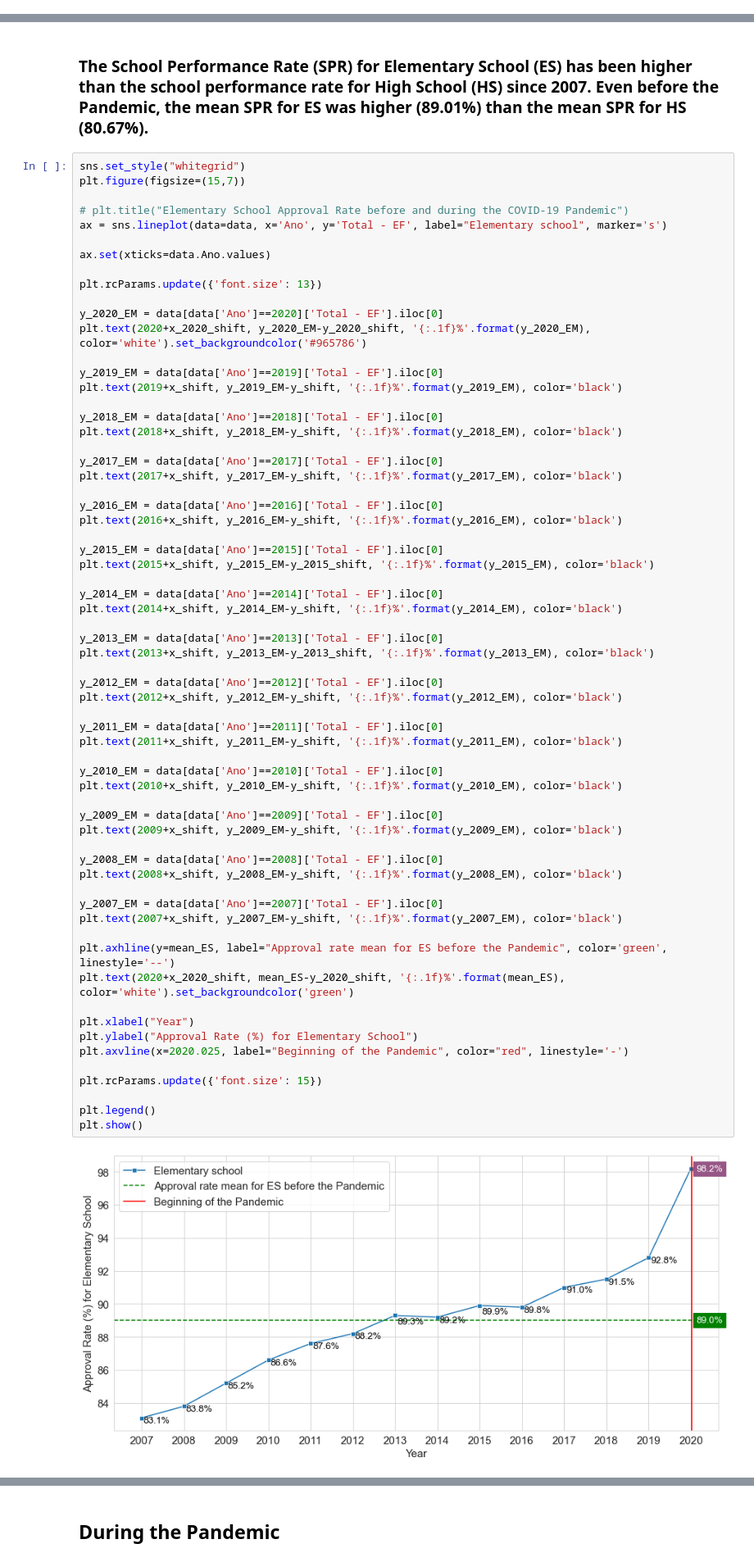
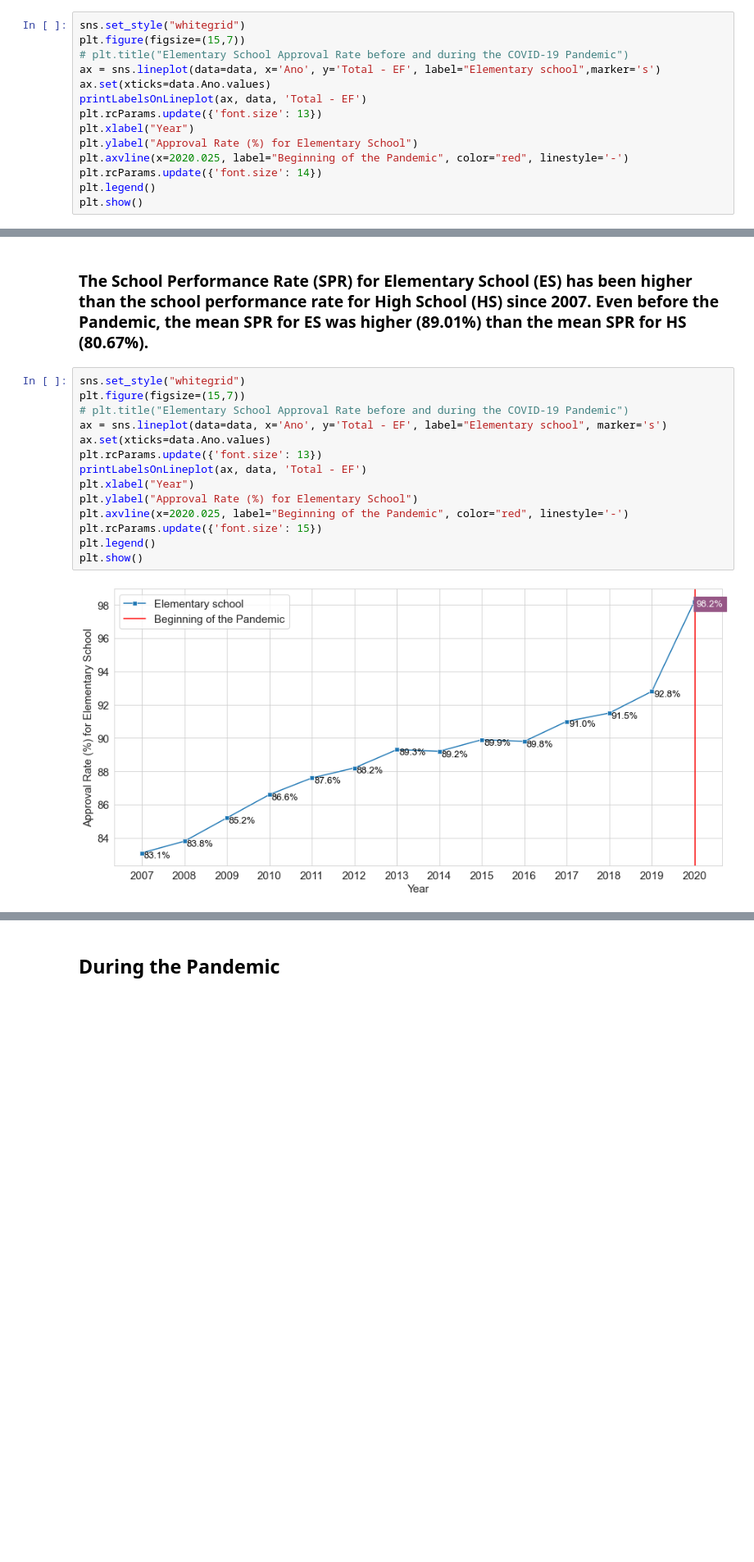
Before and after one commit to aianshay/covid-impacts-on-education, a Jupyter notebook: viz_rq1_rq2.ipynb, the cells around one changed output, grey strips where cells are left out. Shown: that part at 82% size. Drawn from its saved outputs; the diff is of its cells as text; blank space fills up the shorter version.

Commit message:
Refactoring: Creating functions to add the percentages for every plot

```diff
--- a/viz_rq1_rq2.ipynb
+++ b/viz_rq1_rq2.ipynb
@@ -108,0 +120,14 @@ y_2017_shift = 0.5
+# %%
+sns.set_style("whitegrid")
+plt.figure(figsize=(15,7))
+# plt.title("Elementary School Approval Rate before and during the COVID-19 Pandemic")
+ax = sns.lineplot(data=data, x='Ano', y='Total - EF', label="Elementary school",marker='s')
+ax.set(xticks=data.Ano.values)
+printLabelsOnLineplot(ax, data, 'Total - EF')
+plt.rcParams.update({'font.size': 13})
+plt.xlabel("Year")
+plt.ylabel("Approval Rate (%) for Elementary School")
+plt.axvline(x=2020.025, label="Beginning of the Pandemic", color="red", linestyle='-')
+plt.rcParams.update({'font.size': 14})
+plt.legend()
+plt.show()
@@ -265,69 +195,19 @@ plt.show()
 # %%
 sns.set_style("whitegrid")
 plt.figure(figsize=(15,7))
-
 # plt.title("Elementary School Approval Rate before and during the COVID-19 Pandemic")
 ax = sns.lineplot(data=data, x='Ano', y='Total - EF', label="Elementary school", marker='s')
-
 ax.set(xticks=data.Ano.values)
-
 plt.rcParams.update({'font.size': 13})
-
-y_2020_EM = data[data['Ano']==2020]['Total - EF'].iloc[0]
-plt.text(2020+x_2020_shift, y_2020_EM-y_2020_shift, '{:.1f}%'.format(y_2020_EM), color='white').set_backgroundcolor('#965786')
-
-y_2019_EM = data[data['Ano']==2019]['Total - EF'].iloc[0]
-plt.text(2019+x_shift, y_2019_EM-y_shift, '{:.1f}%'.format(y_2019_EM), color='black')
-
-y_2018_EM = data[data['Ano']==2018]['Total - EF'].iloc[0]
-plt.text(2018+x_shift, y_2018_EM-y_shift, '{:.1f}%'.format(y_2018_EM), color='black')
-
-y_2017_EM = data[data['Ano']==2017]['Total - EF'].iloc[0]
-plt.text(2017+x_shift, y_2017_EM-y_shift, '{:.1f}%'.format(y_2017_EM), color='black')
-
-y_2016_EM = data[data['Ano']==2016]['Total - EF'].iloc[0]
-plt.text(2016+x_shift, y_2016_EM-y_shift, '{:.1f}%'.format(y_2016_EM), color='black')
-
-y_2015_EM = data[data['Ano']==2015]['Total - EF'].iloc[0]
-plt.text(2015+x_shift, y_2015_EM-y_2015_shift, '{:.1f}%'.format(y_2015_EM), color='black')
-
-y_2014_EM = data[data['Ano']==2014]['Total - EF'].iloc[0]
-plt.text(2014+x_shift, y_2014_EM-y_shift, '{:.1f}%'.format(y_2014_EM), color='black')
-
-y_2013_EM = data[data['Ano']==2013]['Total - EF'].iloc[0]
-plt.text(2013+x_shift, y_2013_EM-y_2013_shift, '{:.1f}%'.format(y_2013_EM), color='black')
-
-y_2012_EM = data[data['Ano']==2012]['Total - EF'].iloc[0]
-plt.text(2012+x_shift, y_2012_EM-y_shift, '{:.1f}%'.format(y_2012_EM), color='black')
-
-y_2011_EM = data[data['Ano']==2011]['Total - EF'].iloc[0]
-plt.text(2011+x_shift, y_2011_EM-y_shift, '{:.1f}%'.format(y_2011_EM), color='black')
-
-y_2010_EM = data[data['Ano']==2010]['Total - EF'].iloc[0]
-plt.text(2010+x_shift, y_2010_EM-y_shift, '{:.1f}%'.format(y_2010_EM), color='black')
-
-y_2009_EM = data[data['Ano']==2009]['Total - EF'].iloc[0]
-plt.text(2009+x_shift, y_2009_EM-y_shift, '{:.1f}%'.format(y_2009_EM), color='black')
-
-y_2008_EM = data[data['Ano']==2008]['Total - EF'].iloc[0]
-plt.text(2008+x_shift, y_2008_EM-y_shift, '{:.1f}%'.format(y_2008_EM), color='black')
-
-y_2007_EM = data[data['Ano']==2007]['Total - EF'].iloc[0]
-plt.text(2007+x_shift, y_2007_EM-y_shift, '{:.1f}%'.format(y_2007_EM), color='black')
-
-plt.axhline(y=mean_ES, label="Approval rate mean for ES before the Pandemic", color='green', linestyle='--')
-plt.text(2020+x_2020_shift, mean_ES-y_2020_shift, '{:.1f}%'.format(mean_ES), color='white').set_backgroundcolor('green')
-
+printLabelsOnLineplot(ax, data, 'Total - EF')
 plt.xlabel("Year")
 plt.ylabel("Approval Rate (%) for Elementary School")
 plt.axvline(x=2020.025, label="Beginning of the Pandemic", color="red", linestyle='-')
-
 plt.rcParams.update({'font.size': 15})
-
 plt.legend()
 plt.show()
 # %% [output]
-[figure, old version]
+[figure, new version]
 # %%
 sns.set_style("whitegrid")
 plt.figure(figsize=(15,7))
```
Also changed, not shown: parts of 13 cells of this notebook.
